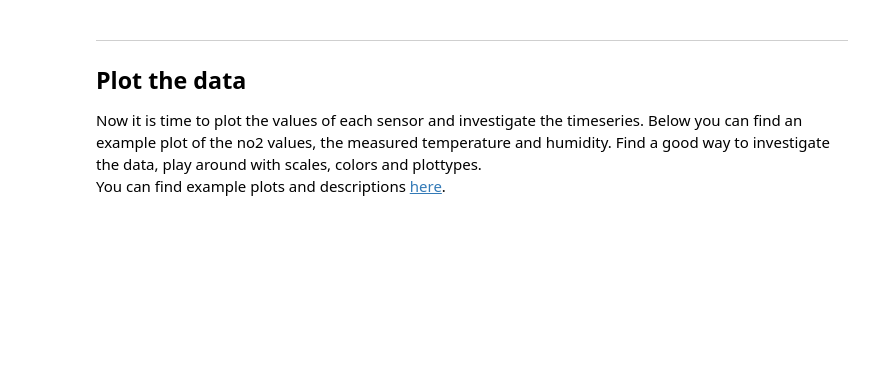
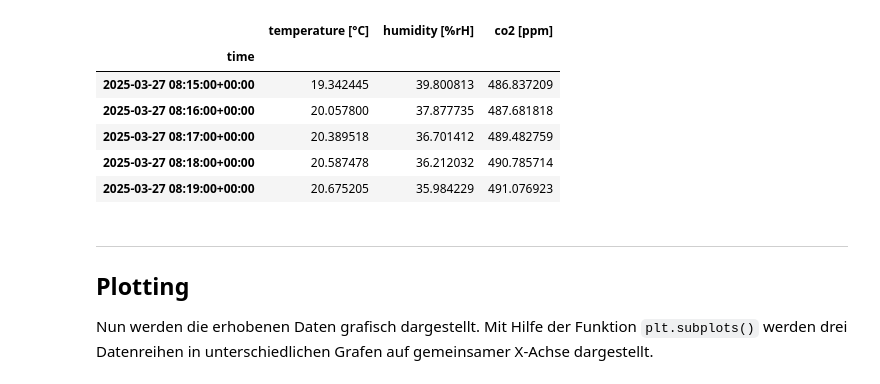
Before and after one commit to tum-esm/HES-Praktikum, a Jupyter notebook: notebooks/analysis_notebook.ipynb, the cells around one changed output. Drawn from its saved outputs; the diff is of its cells as text; code cells hidden in the pictures; blank space fills up the shorter version.

```diff
--- a/notebooks/analysis_notebook.ipynb
+++ b/notebooks/analysis_notebook.ipynb
@@ -69,9 +105,19 @@ As described in the script, we need to apply conversion factors to convert the p
+# %%
+sensor_data = sensor_data.resample('1min').mean(numeric_only=True)
+sensor_data.head()
+# %% [output]
+|  | temperature [°C] | humidity [%rH] | co2 [ppm] |
+| time |  |  |  |
+| 2025-03-27 08:15:00+00:00 | 19.342445 | 39.800813 | 486.837209 |
+| 2025-03-27 08:16:00+00:00 | 20.057800 | 37.877735 | 487.681818 |
+| 2025-03-27 08:17:00+00:00 | 20.389518 | 36.701412 | 489.482759 |
+| 2025-03-27 08:18:00+00:00 | 20.587478 | 36.212032 | 490.785714 |
+| 2025-03-27 08:19:00+00:00 | 20.675205 | 35.984229 | 491.076923 |
 # %% [markdown]
 ---
-## Plot the data
+## Plotting
 
-Now it is time to plot the values of each sensor and investigate the timeseries. Below you can find an example plot of the no2 values, the measured temperature and humidity. Find a good way to investigate the data, play around with scales, colors and plottypes.<br>
-You can find example plots and descriptions [here](https://matplotlib.org/stable/plot_types/index.html).
+Nun werden die erhobenen Daten grafisch dargestellt. Mit Hilfe der Funktion `plt.subplots()` werden drei Datenreihen in unterschiedlichen Grafen auf gemeinsamer X-Achse dargestellt.
 # %%
 #value plot
 fig, ax = plt.subplots(3, 1, figsize = (16,9), sharex = True)
```
Also changed, not shown: parts of 20 cells of this notebook, 2 other files.
